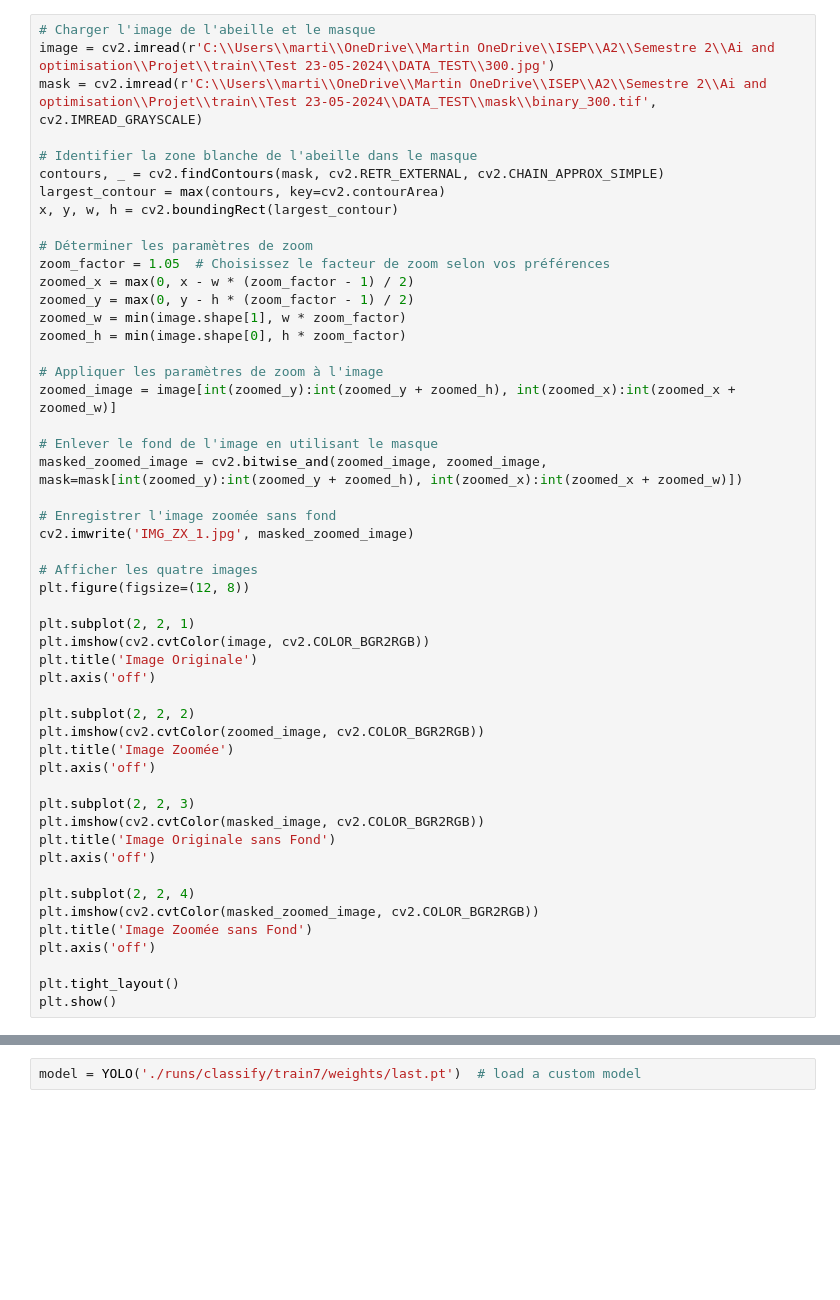
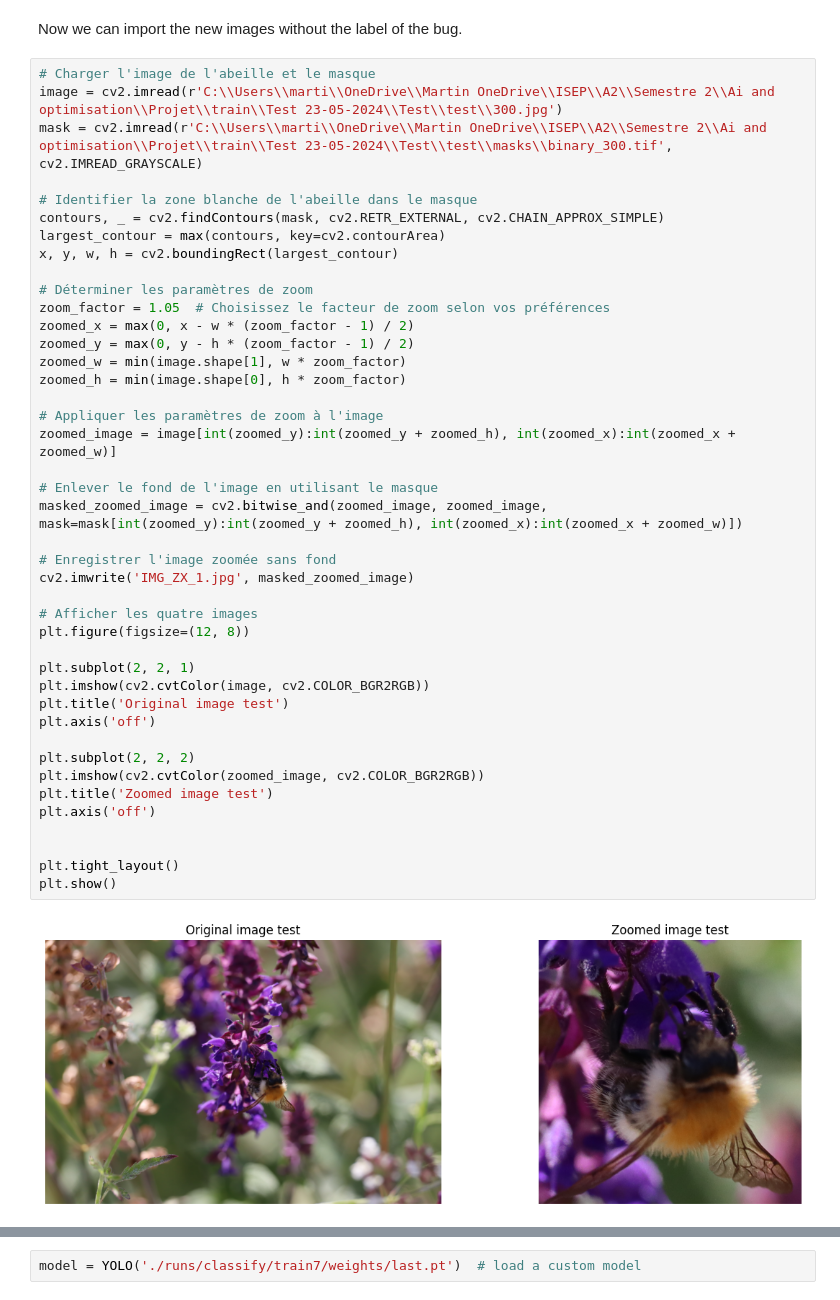
Before and after one commit to Martin-JMP/Engineering_School_IA_To_Bee_or_not_to_Bee, a Jupyter notebook: Martin Files/Model_DATA_TEST.ipynb, the cells around one changed output, grey strips where cells are left out. Drawn from its saved outputs; the diff is of its cells as text; blank space fills up the shorter version.

```diff
--- a/Martin Files/Model_DATA_TEST.ipynb
+++ b/Martin Files/Model_DATA_TEST.ipynb
@@ -10,7 +12,9 @@ from pathlib import Path
+# %% [markdown]
+Now we can import the new images without the label of the bug.
 # %%
 # Charger l'image de l'abeille et le masque
-image = cv2.imread(r'C:\\Users\\marti\\OneDrive\\Martin OneDrive\\ISEP\\A2\\Semestre 2\\Ai and optimisation\\Projet\\train\\Test 23-05-2024\\DATA_TEST\\300.jpg')
-mask = cv2.imread(r'C:\\Users\\marti\\OneDrive\\Martin OneDrive\\ISEP\\A2\\Semestre 2\\Ai and optimisation\\Projet\\train\\Test 23-05-2024\\DATA_TEST\\mask\\binary_300.tif', cv2.IMREAD_GRAYSCALE)
+image = cv2.imread(r'C:\\Users\\marti\\OneDrive\\Martin OneDrive\\ISEP\\A2\\Semestre 2\\Ai and optimisation\\Projet\\train\\Test 23-05-2024\\Test\\test\\300.jpg')
+mask = cv2.imread(r'C:\\Users\\marti\\OneDrive\\Martin OneDrive\\ISEP\\A2\\Semestre 2\\Ai and optimisation\\Projet\\train\\Test 23-05-2024\\Test\\test\\masks\\binary_300.tif', cv2.IMREAD_GRAYSCALE)
 
 # Identifier la zone blanche de l'abeille dans le masque
 contours, _ = cv2.findContours(mask, cv2.RETR_EXTERNAL, cv2.CHAIN_APPROX_SIMPLE)
@@ -20,44 +24,37 @@ x, y, w, h = cv2.boundingRect(largest_contour)
 # Déterminer les paramètres de zoom
 zoom_factor = 1.05  # Choisissez le facteur de zoom selon vos préférences
 zoomed_x = max(0, x - w * (zoom_factor - 1) / 2)
 zoomed_y = max(0, y - h * (zoom_factor - 1) / 2)
 zoomed_w = min(image.shape[1], w * zoom_factor)
 zoomed_h = min(image.shape[0], h * zoom_factor)
 
 # Appliquer les paramètres de zoom à l'image
 zoomed_image = image[int(zoomed_y):int(zoomed_y + zoomed_h), int(zoomed_x):int(zoomed_x + zoomed_w)]
 
 # Enlever le fond de l'image en utilisant le masque
 masked_zoomed_image = cv2.bitwise_and(zoomed_image, zoomed_image, mask=mask[int(zoomed_y):int(zoomed_y + zoomed_h), int(zoomed_x):int(zoomed_x + zoomed_w)])
 
 # Enregistrer l'image zoomée sans fond
 cv2.imwrite('IMG_ZX_1.jpg', masked_zoomed_image)
 
 # Afficher les quatre images
 plt.figure(figsize=(12, 8))
 
 plt.subplot(2, 2, 1)
 plt.imshow(cv2.cvtColor(image, cv2.COLOR_BGR2RGB))
-plt.title('Image Originale')
+plt.title('Original image test')
 plt.axis('off')
 
 plt.subplot(2, 2, 2)
 plt.imshow(cv2.cvtColor(zoomed_image, cv2.COLOR_BGR2RGB))
-plt.title('Image Zoomée')
+plt.title('Zoomed image test')
 plt.axis('off')
 
-plt.subplot(2, 2, 3)
-plt.imshow(cv2.cvtColor(masked_image, cv2.COLOR_BGR2RGB))
-plt.title('Image Originale sans Fond')
-plt.axis('off')
-
-plt.subplot(2, 2, 4)
-plt.imshow(cv2.cvtColor(masked_zoomed_image, cv2.COLOR_BGR2RGB))
-plt.title('Image Zoomée sans Fond')
-plt.axis('off')
 
 plt.tight_layout()
 plt.show()
+# %% [output]
+[figure, added]
 # %%
 # Créer un dossier pour les images zoomées sans fond
 output_folder = 'DATA_TEST_TRANSFORM'
```
Also changed, not shown: parts of 15 cells of this notebook, 3 other files.
